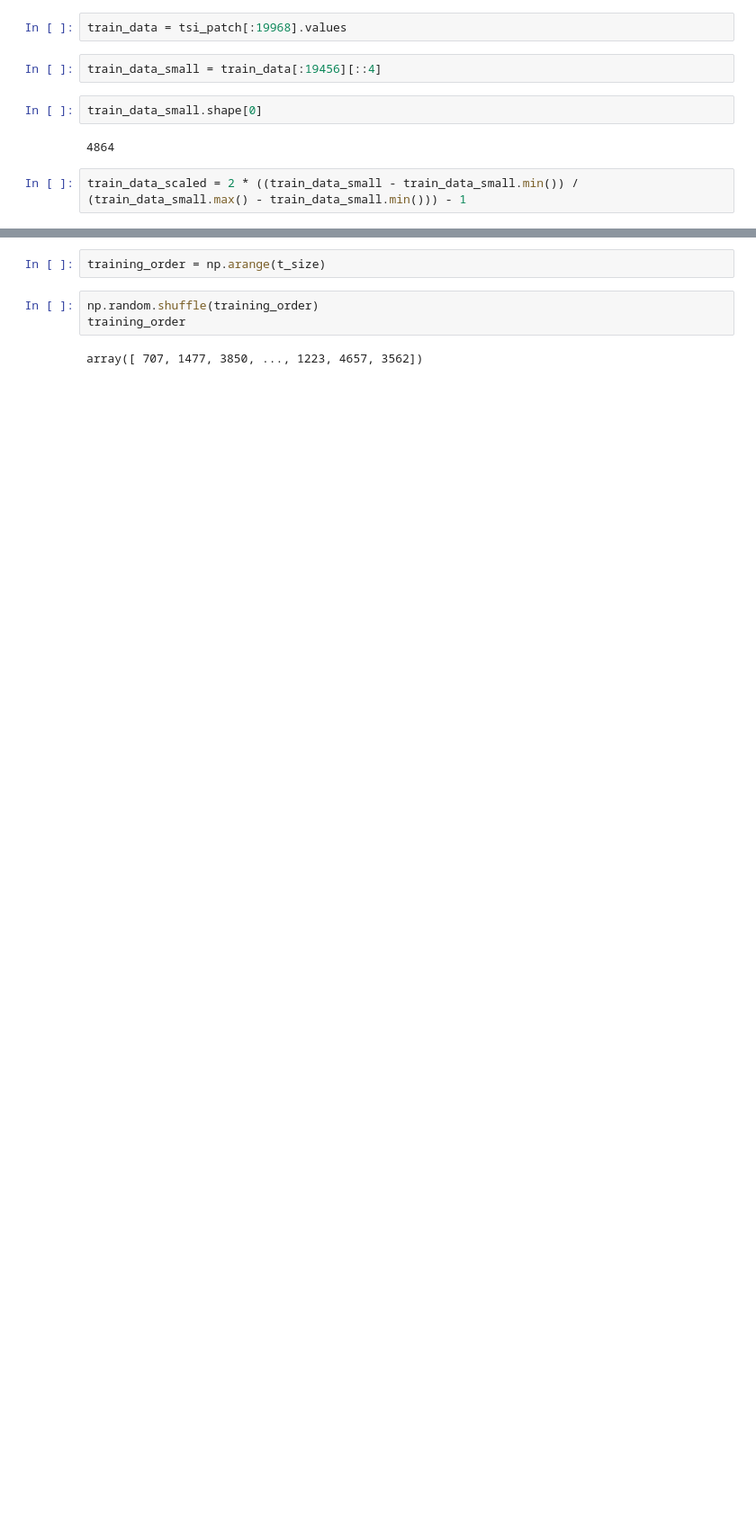
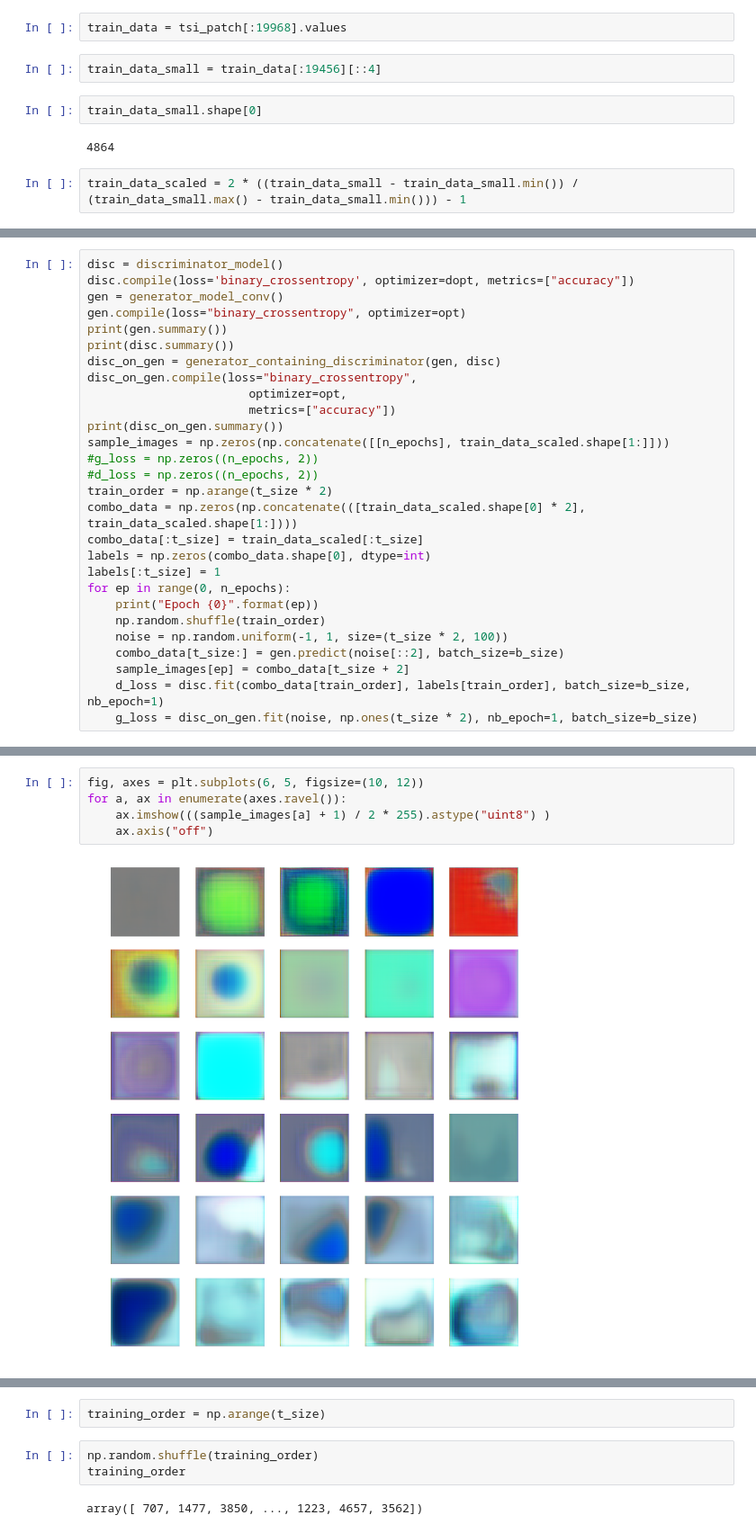
Before and after one commit to djgagne/deepsky, a Jupyter notebook: notebooks/TSI GAN.ipynb, the cells around one changed output, grey strips where cells are left out. Shown at 90% size. Drawn from its saved outputs; the diff is of its cells as text; blank space fills up the shorter version.

Commit message:
Fixed GAN code to train without errors

```diff
--- a/notebooks/TSI GAN.ipynb
+++ b/notebooks/TSI GAN.ipynb
@@ -198,0 +157,28 @@ Caused by op 'dense_input_14', defined at:
+# %%
+disc = discriminator_model()
+disc.compile(loss='binary_crossentropy', optimizer=dopt, metrics=["accuracy"])
+gen = generator_model_conv()
+gen.compile(loss="binary_crossentropy", optimizer=opt)
+print(gen.summary())
+print(disc.summary())
+disc_on_gen = generator_containing_discriminator(gen, disc)
+disc_on_gen.compile(loss="binary_crossentropy",
+                       optimizer=opt,
+                       metrics=["accuracy"])
+print(disc_on_gen.summary())
+sample_images = np.zeros(np.concatenate([[n_epochs], train_data_scaled.shape[1:]]))
+#g_loss = np.zeros((n_epochs, 2))
+#d_loss = np.zeros((n_epochs, 2))
+train_order = np.arange(t_size * 2)
+combo_data = np.zeros(np.concatenate(([train_data_scaled.shape[0] * 2], train_data_scaled.shape[1:])))
+combo_data[:t_size] = train_data_scaled[:t_size]
+labels = np.zeros(combo_data.shape[0], dtype=int)
+labels[:t_size] = 1
+for ep in range(0, n_epochs):
+    print("Epoch {0}".format(ep))
+    np.random.shuffle(train_order)
+    noise = np.random.uniform(-1, 1, size=(t_size * 2, 100))
+    combo_data[t_size:] = gen.predict(noise[::2], batch_size=b_size)
+    sample_images[ep] = combo_data[t_size + 2]
+    d_loss = disc.fit(combo_data[train_order], labels[train_order], batch_size=b_size, nb_epoch=1)
+    g_loss = disc_on_gen.fit(noise, np.ones(t_size * 2), nb_epoch=1, batch_size=b_size)
@@ -212,0 +207,7 @@ train_noise.shape
+# %%
+fig, axes = plt.subplots(6, 5, figsize=(10, 12))
+for a, ax in enumerate(axes.ravel()):
+    ax.imshow(((sample_images[a] + 1) / 2 * 255).astype("uint8") )
+    ax.axis("off")
+# %% [output]
+[figure, added]
```
Also changed, not shown: parts of 10 cells of this notebook.
